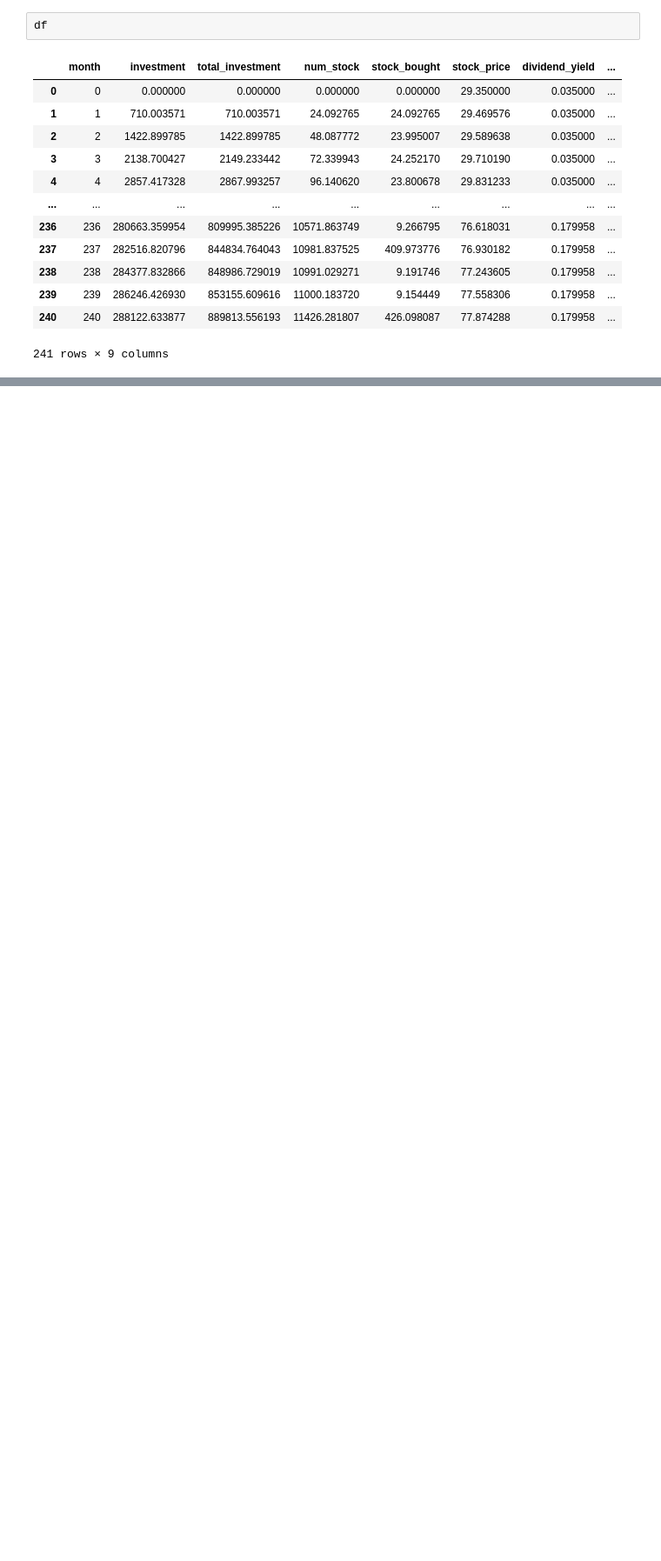
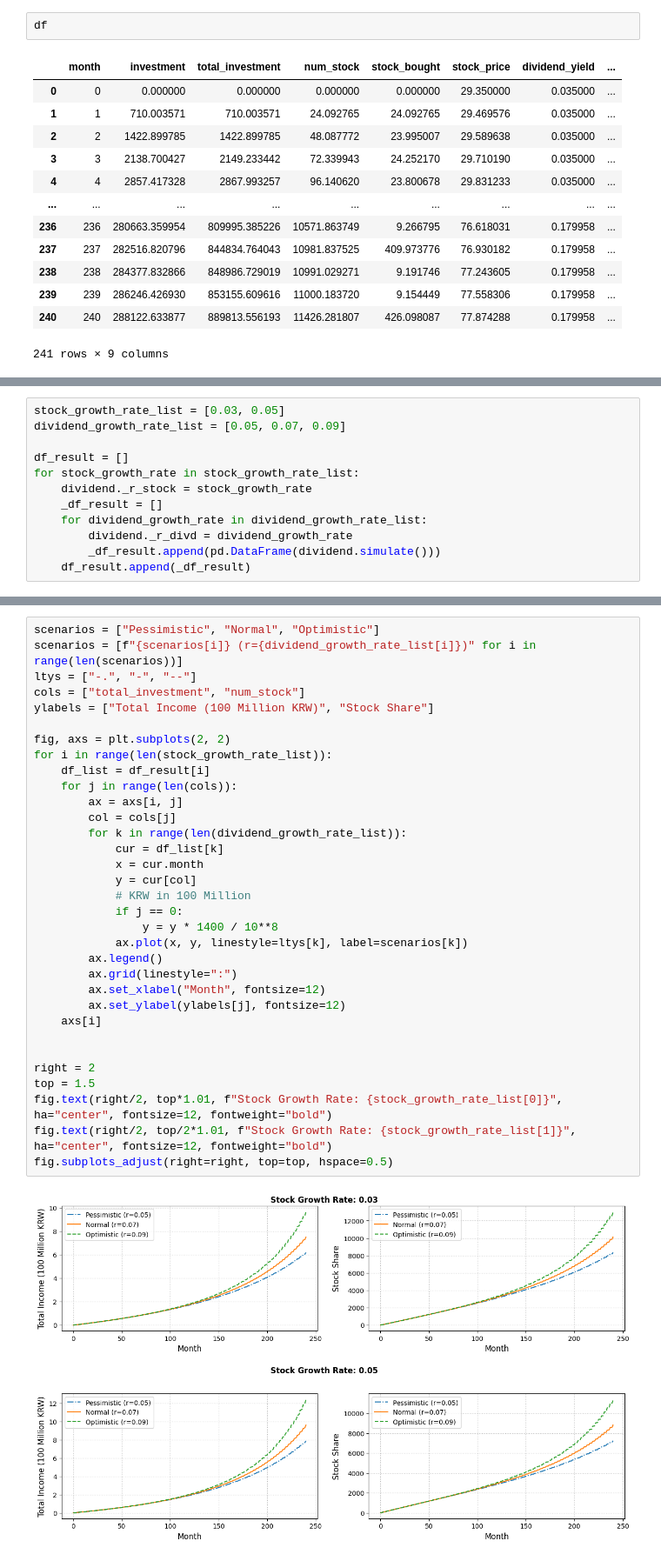
Before and after one commit to youjin2/playground, a Jupyter notebook: finance/dividened_calculator.ipynb, the cells around one changed output, grey strips where cells are left out. Shown: that part at 87% size. Drawn from its saved outputs; the diff is of its cells as text; blank space fills up the shorter version.

Commit message:
MAINT: schd scenarios

```diff
--- a/finance/dividened_calculator.ipynb
+++ b/finance/dividened_calculator.ipynb
@@ -222,0 +275,12 @@ df
+# %%
+stock_growth_rate_list = [0.03, 0.05]
+dividend_growth_rate_list = [0.05, 0.07, 0.09]
+
+df_result = []
+for stock_growth_rate in stock_growth_rate_list:
+    dividend._r_stock = stock_growth_rate
+    _df_result = []
+    for dividend_growth_rate in dividend_growth_rate_list:
+        dividend._r_divd = dividend_growth_rate
+        _df_result.append(pd.DataFrame(dividend.simulate()))
+    df_result.append(_df_result)
@@ -222,0 +327,35 @@ df
+# %%
+scenarios = ["Pessimistic", "Normal", "Optimistic"]
+scenarios = [f"{scenarios[i]} (r={dividend_growth_rate_list[i]})" for i in range(len(scenarios))]
+ltys = ["-.", "-", "--"]
+cols = ["total_investment", "num_stock"]
+ylabels = ["Total Income (100 Million KRW)", "Stock Share"]
+
+fig, axs = plt.subplots(2, 2)
+for i in range(len(stock_growth_rate_list)):
+    df_list = df_result[i]
+    for j in range(len(cols)):
+        ax = axs[i, j]
+        col = cols[j]
+        for k in range(len(dividend_growth_rate_list)):
+            cur = df_list[k]
+            x = cur.month
+            y = cur[col]
+            # KRW in 100 Million
+            if j == 0:
+                y = y * 1400 / 10**8
+            ax.plot(x, y, linestyle=ltys[k], label=scenarios[k])
+        ax.legend()
+        ax.grid(linestyle=":")
+        ax.set_xlabel("Month", fontsize=12)
+        ax.set_ylabel(ylabels[j], fontsize=12)
+    axs[i]
+
+
+right = 2
+top = 1.5
+fig.text(right/2, top*1.01, f"Stock Growth Rate: {stock_growth_rate_list[0]}", ha="center", fontsize=12, fontweight="bold")
+fig.text(right/2, top/2*1.01, f"Stock Growth Rate: {stock_growth_rate_list[1]}", ha="center", fontsize=12, fontweight="bold")
+fig.subplots_adjust(right=right, top=top, hspace=0.5)
+# %% [output]
+[figure, added]
```
Also changed, not shown: parts of 10 cells of this notebook.
